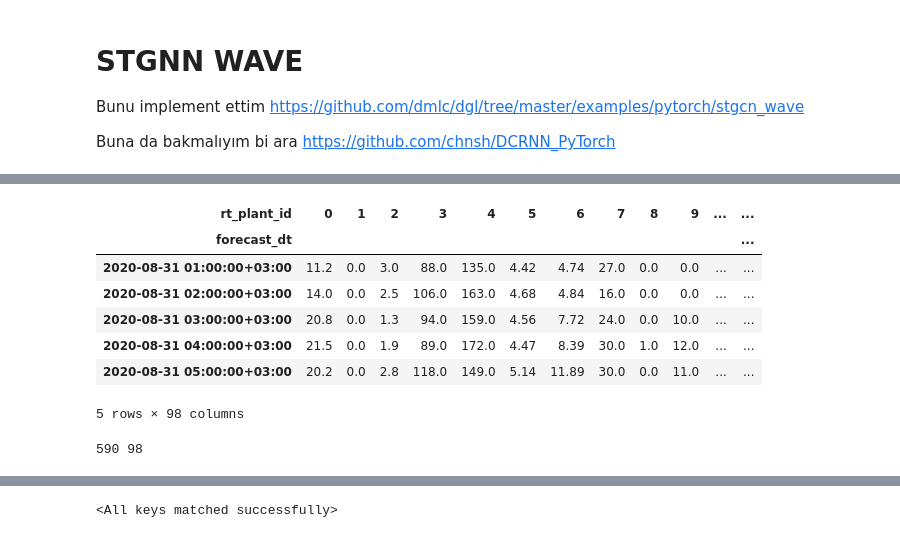
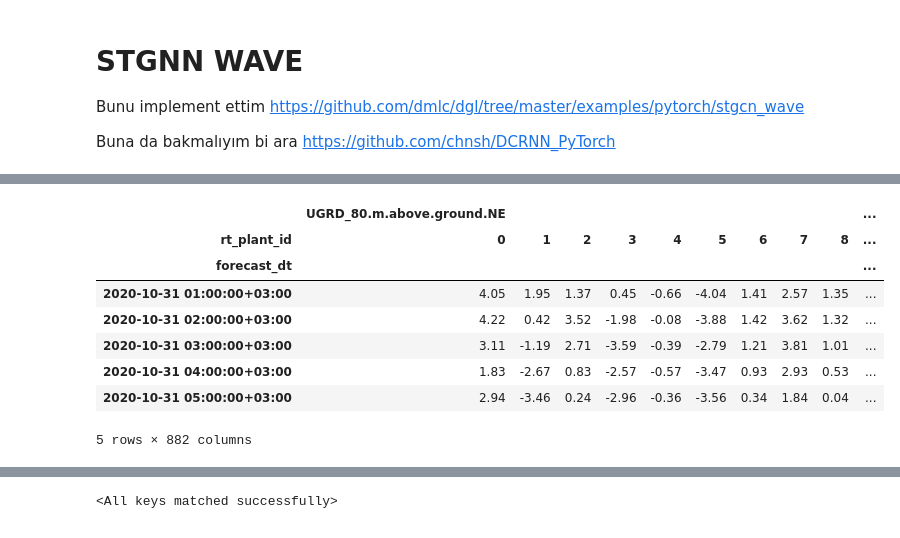
Before and after one commit to sarikayamerts/thesis, a Jupyter notebook: stgnn_wave.ipynb, the cells around one changed output, grey strips where cells are left out. Saved outputs shown, nothing was run; the diff lists cells and outputs as text; code cells hidden in the pictures.

```diff
--- a/stgnn_wave.ipynb
+++ b/stgnn_wave.ipynb
@@ -43,5 +52,5 @@ data.rt_plant_id = data.rt_plant_id.map(plant_mapping) # zaten sort ettiği içi
 # %%
-data = data[(data["forecast_dt"] > "2020-08-31") & (data["forecast_dt"] < "2021-01-01")]
+data = data[(data["forecast_dt"] > "2020-10-31") & (data["forecast_dt"] < "2021-01-01")]
 data.head()
 # %% [output]
 |  | epoch | production | rt_plant_id | forecast_dt | UGRD_80.m.above.ground.SW | UGRD_80.m.above.ground.NW | ... |
@@ -87,24 +111,18 @@ print(len(G.edata["weight"]))
 # %%
-df_ = pd.pivot_table(
-    data[["production", "rt_plant_id", "forecast_dt"]],
+weather_cols = [col for col in data.columns if col.startswith(("VGRD", "UGRD"))]
+data_pivot = pd.pivot_table(
+    data[["rt_plant_id", "forecast_dt", "production", *weather_cols]],
     index="forecast_dt",
     columns="rt_plant_id",
-    values="production")
-df_.head()
+    )
+data_pivot.head()
 # %% [output]
-| rt_plant_id | 0 | 1 | 2 | 3 | 4 | 5 | 6 | 7 | 8 | 9 | ... | ... |
-| forecast_dt |  |  |  |  |  |  |  |  |  |  |  | ... |
-| 2020-08-31 01:00:00+03:00 | 11.2 | 0.0 | 3.0 | 88.0 | 135.0 | 4.42 | 4.74 | 27.0 | 0.0 | 0.0 | ... | ... |
-| 2020-08-31 02:00:00+03:00 | 14.0 | 0.0 | 2.5 | 106.0 | 163.0 | 4.68 | 4.84 | 16.0 | 0.0 | 0.0 | ... | ... |
-| 2020-08-31 03:00:00+03:00 | 20.8 | 0.0 | 1.3 | 94.0 | 159.0 | 4.56 | 7.72 | 24.0 | 0.0 | 10.0 | ... | ... |
-| 2020-08-31 04:00:00+03:00 | 21.5 | 0.0 | 1.9 | 89.0 | 172.0 | 4.47 | 8.39 | 30.0 | 1.0 | 12.0 | ... | ... |
-| 2020-08-31 05:00:00+03:00 | 20.2 | 0.0 | 2.8 | 118.0 | 149.0 | 5.14 | 11.89 | 30.0 | 0.0 | 11.0 | ... | ... |
+|  | UGRD_80.m.above.ground.NE |  |  |  |  |  |  |  |  | ... |
+| rt_plant_id | 0 | 1 | 2 | 3 | 4 | 5 | 6 | 7 | 8 | ... |
+| forecast_dt |  |  |  |  |  |  |  |  |  | ... |
+| 2020-10-31 01:00:00+03:00 | 4.05 | 1.95 | 1.37 | 0.45 | -0.66 | -4.04 | 1.41 | 2.57 | 1.35 | ... |
+| 2020-10-31 02:00:00+03:00 | 4.22 | 0.42 | 3.52 | -1.98 | -0.08 | -3.88 | 1.42 | 3.62 | 1.32 | ... |
+| 2020-10-31 03:00:00+03:00 | 3.11 | -1.19 | 2.71 | -3.59 | -0.39 | -2.79 | 1.21 | 3.81 | 1.01 | ... |
+| 2020-10-31 04:00:00+03:00 | 1.83 | -2.67 | 0.83 | -2.57 | -0.57 | -3.47 | 0.93 | 2.93 | 0.53 | ... |
+| 2020-10-31 05:00:00+03:00 | 2.94 | -3.46 | 0.24 | -2.96 | -0.36 | -3.56 | 0.34 | 1.84 | 0.04 | ... |
-5 rows × 98 columns
+5 rows × 882 columns
-# %%
-df = df_.to_numpy()
-if True:
-    df = df[round(0.5*len(df)):round(0.7*len(df))]
-num_samples, num_nodes = df.shape
-print(num_samples, num_nodes)
-# %% [output]
-590 98
```
Also changed, not shown: parts of 69 cells of this notebook, 3 other files.
